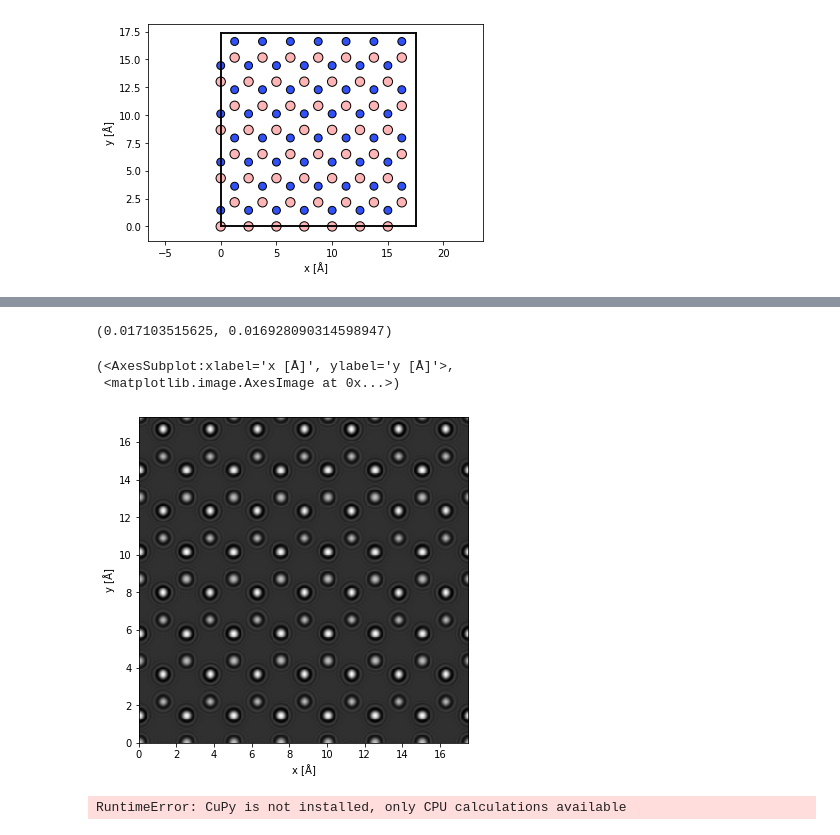
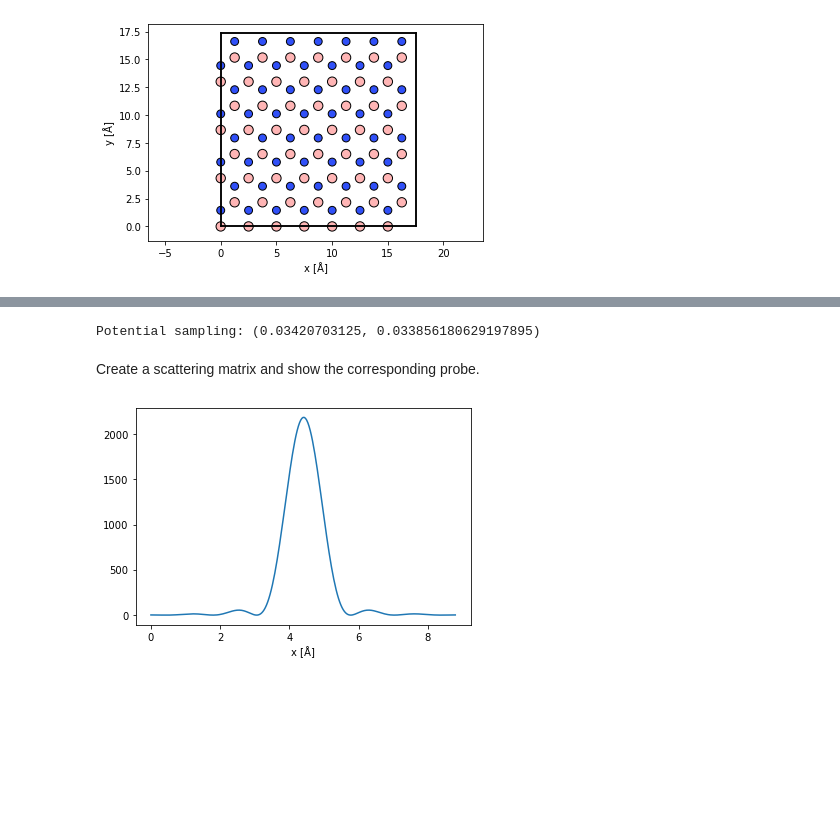
Before and after one commit to abTEM/abTEM, a Jupyter notebook: examples/other/lammps.ipynb, the cells around one changed output, grey strips where cells are left out. Saved outputs shown, nothing was run; the diff lists cells and outputs as text; code cells hidden in the pictures; blank space fills up the shorter version.

```diff
--- a/examples/other/lammps.ipynb
+++ b/examples/other/lammps.ipynb
@@ -88,10 +97,12 @@ plt.ylabel('Temperature [K]');
 # %%
-random_ensemble = [traj[i] for i in np.random.choice(range(20,len(traj)), 1, replace=False)]
+ensemble_size = 30
+
+random_ensemble = [traj[i] for i in np.random.choice(range(20,len(traj)), ensemble_size, replace=False)]
+
+frozen_phonons = MDFrozenPhonons(random_ensemble)
+
+potential = Potential(frozen_phonons, gpts=512, slice_thickness=.25)
+
+print(f'Potential sampling: {potential.sampling}')
+# %% [output]
+Potential sampling: (0.03420703125, 0.033856180629197895)
-# %%
-frozen_phonons = MDFrozenPhonons(random_ensemble)
-
-potential = Potential(frozen_phonons, gpts=1024)
-
-potential.sampling
-# %% [output]
-(0.017103515625, 0.016928090314598947)
@@ -101,13 +109,10 @@ exit_waves = plane_wave.multislice(potential)
-# %%
-exit_waves.intensity().mean(0).show(figsize=(6,6))
-# %% [output]
-(<AxesSubplot:xlabel='x [Å]', ylabel='y [Å]'>,
- <matplotlib.image.AxesImage at 0x...>)
-[figure, removed]
+# %% [markdown]
+Create a scattering matrix and show the corresponding probe.
 # %%
-S = SMatrix(energy=80e3, semiangle_cutoff=20, expansion_cutoff=20, interpolation=2, device='gpu')
+S = SMatrix(energy=80e3, semiangle_cutoff=20, expansion_cutoff=20, interpolation=2)
+
 S.grid.match(potential)
 
-S.profile().show()
+S.profile().show();
 # %% [output]
-RuntimeError: CuPy is not installed, only CPU calculations available
+[figure, added]
```
Also changed, not shown: parts of 20 cells of this notebook.
